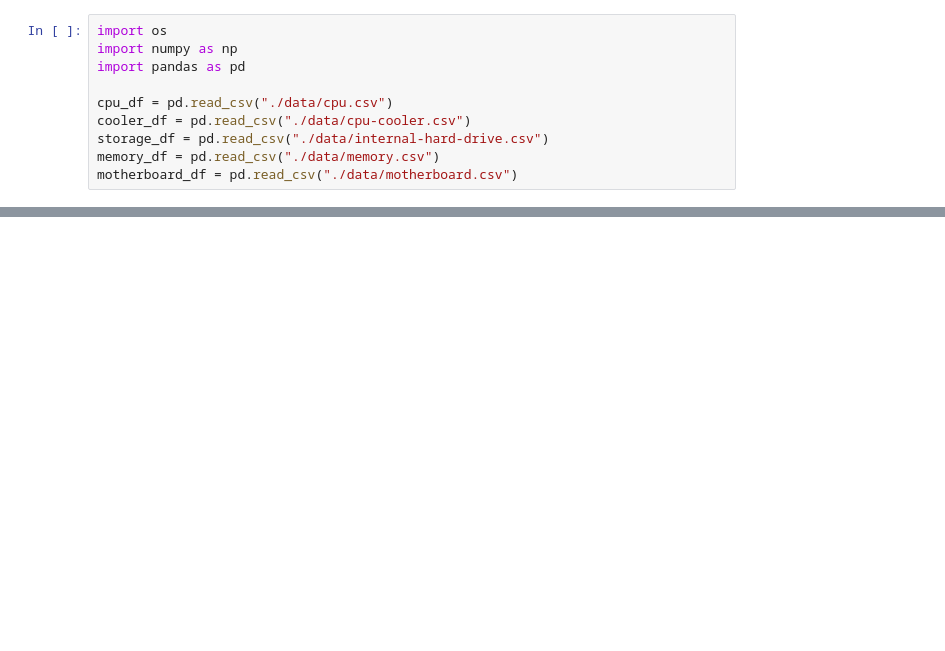
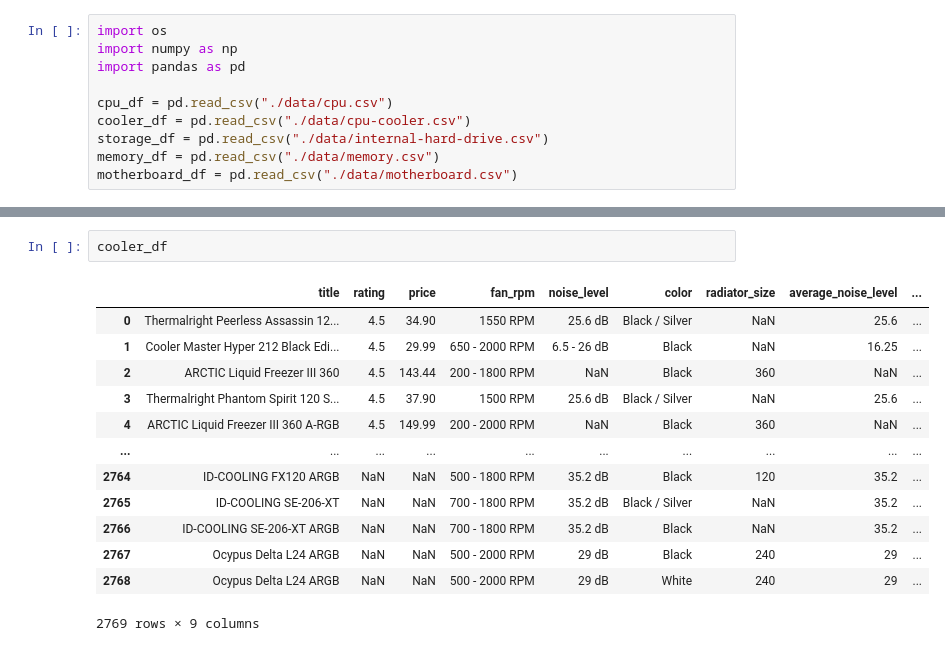
Before and after one commit to manystarsapart/rigai, a Jupyter notebook: scraper/preprocessing.ipynb, the cells around one changed output, grey strips where cells are left out. Cells and saved outputs as stored; diff of their text form; blank space fills up the shorter version.

```diff
--- a/scraper/preprocessing.ipynb
+++ b/scraper/preprocessing.ipynb
@@ -84,0 +107,16 @@ motherboard_df["max_memory_gb"] = capacity_to_gb(list(motherboard_df["max_memory
+# %%
+cooler_df
+# %% [output]
+|  | title | rating | price | fan_rpm | noise_level | color | radiator_size | average_noise_level | ... |
+| 0 | Thermalright Peerless Assassin 12... | 4.5 | 34.90 | 1550 RPM | 25.6 dB | Black / Silver | NaN | 25.6 | ... |
+| 1 | Cooler Master Hyper 212 Black Edi... | 4.5 | 29.99 | 650 - 2000 RPM | 6.5 - 26 dB | Black | NaN | 16.25 | ... |
+| 2 | ARCTIC Liquid Freezer III 360 | 4.5 | 143.44 | 200 - 1800 RPM | NaN | Black | 360 | NaN | ... |
+| 3 | Thermalright Phantom Spirit 120 S... | 4.5 | 37.90 | 1500 RPM | 25.6 dB | Black / Silver | NaN | 25.6 | ... |
+| 4 | ARCTIC Liquid Freezer III 360 A-RGB | 4.5 | 149.99 | 200 - 2000 RPM | NaN | Black | 360 | NaN | ... |
+| ... | ... | ... | ... | ... | ... | ... | ... | ... | ... |
+| 2764 | ID-COOLING FX120 ARGB | NaN | NaN | 500 - 1800 RPM | 35.2 dB | Black | 120 | 35.2 | ... |
+| 2765 | ID-COOLING SE-206-XT | NaN | NaN | 700 - 1800 RPM | 35.2 dB | Black / Silver | NaN | 35.2 | ... |
+| 2766 | ID-COOLING SE-206-XT ARGB | NaN | NaN | 700 - 1800 RPM | 35.2 dB | Black | NaN | 35.2 | ... |
+| 2767 | Ocypus Delta L24 ARGB | NaN | NaN | 500 - 2000 RPM | 29 dB | Black | 240 | 29 | ... |
+| 2768 | Ocypus Delta L24 ARGB | NaN | NaN | 500 - 2000 RPM | 29 dB | White | 240 | 29 | ... |
+2769 rows × 9 columns
```
Also changed, not shown: parts of 7 cells of this notebook, 12 other files.
